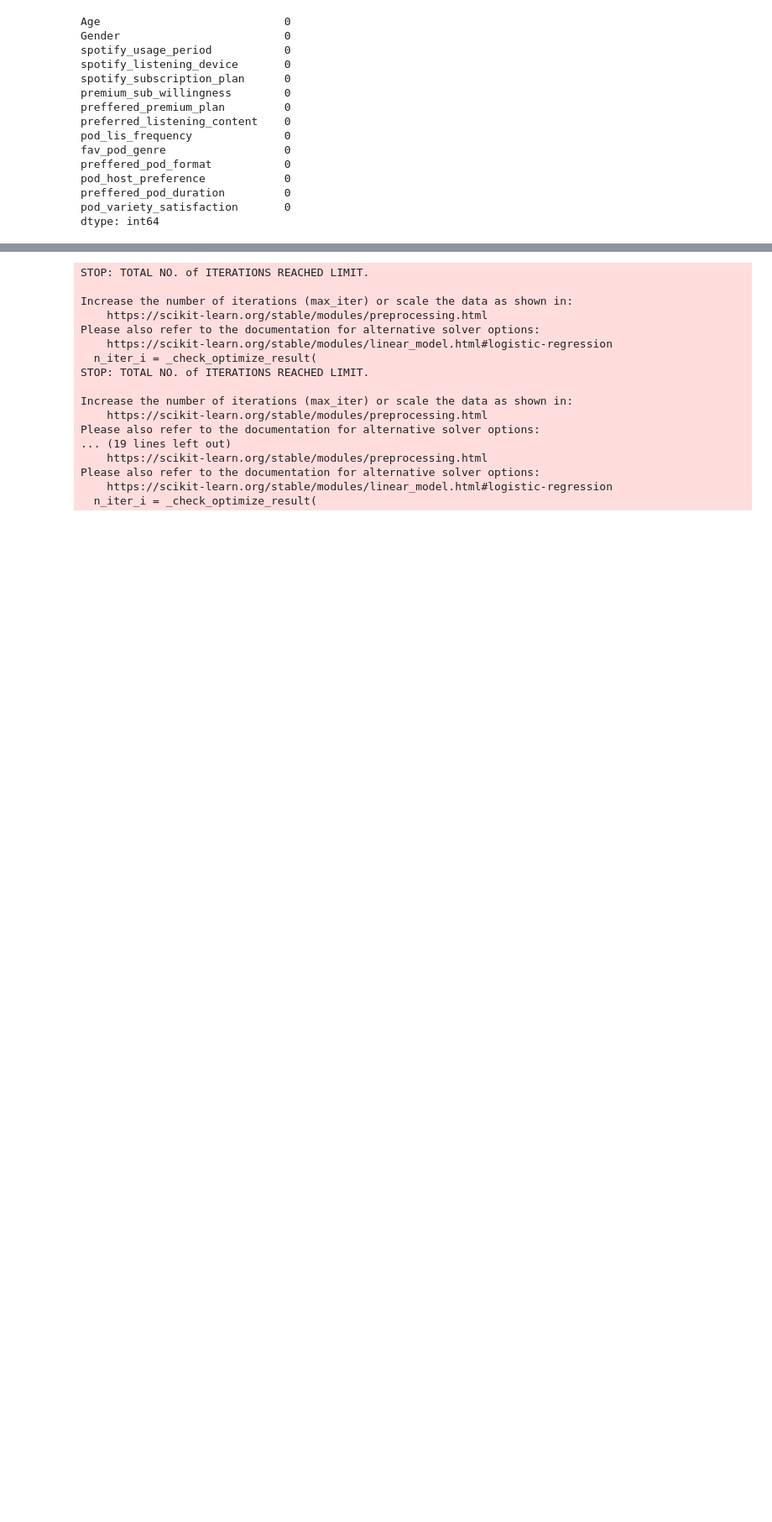
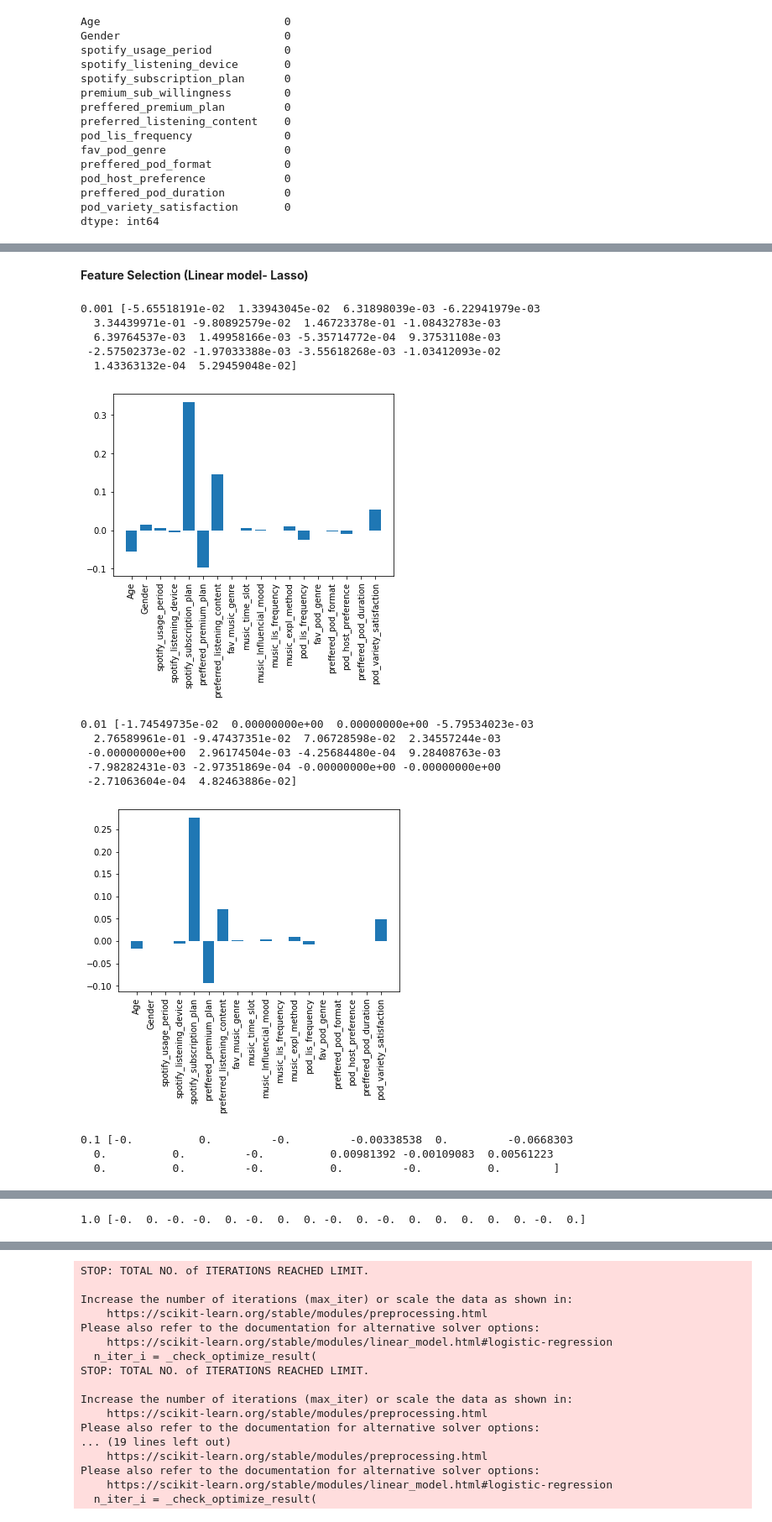
Before and after one commit to yunjiewuw/User_behavior_analysis, a Jupyter notebook: Spotify_User_Classification.ipynb, the cells around one changed output, grey strips where cells are left out. Shown at 84% size. Drawn from its saved outputs; the diff is of its cells as text; code cells hidden in the pictures; blank space fills up the shorter version.

```diff
--- a/Spotify_User_Classification.ipynb
+++ b/Spotify_User_Classification.ipynb
@@ -94,0 +82,11 @@ array([[0., 1., 0., ..., 0., 0., 1.],
+# %%
+category_mask= user_data.dtypes==object
+category_columns = user_data.columns[category_mask].tolist()
+#one hot decoding (label encoder)
+all_user_data_oh=pd.DataFrame()
+label_mappings = {}
+for col in category_columns:
+    le = LabelEncoder()
+    all_user_data_oh[col] = le.fit_transform(user_data[col])
+    label_mappings[col] = dict(zip(le.classes_, range(len(le.classes_))))
+#label_mappings
@@ -94,0 +111,3 @@ array([[0., 1., 0., ..., 0., 0., 1.],
+# %%
+X= all_user_data_oh.drop("premium_sub_willingness", axis=1).values
+y= all_user_data_oh["premium_sub_willingness"].values
@@ -94,0 +116,30 @@ array([[0., 1., 0., ..., 0., 0., 1.],
+# %% [markdown]
+<b> Feature Selection (Linear model- Lasso)
+# %%
+names=all_user_data_oh.drop("premium_sub_willingness", axis=1).columns.tolist()
+# %%
+alphas = [0.001, 0.01, 0.1, 1.0]
+ridge_scores = []
+for alpha in alphas:
+    lasso= Lasso(alpha=alpha)
+    lasso_coef= lasso.fit(X,y).coef_
+    print(alpha, lasso_coef)
+    plt.bar(names, lasso_coef)
+    plt.xticks(rotation=90)
+    plt.show()
+# %% [output]
+0.001 [-5.65518191e-02  1.33943045e-02  6.31898039e-03 -6.22941979e-03
+  3.34439971e-01 -9.80892579e-02  1.46723378e-01 -1.08432783e-03
+  6.39764537e-03  1.49958166e-03 -5.35714772e-04  9.37531108e-03
+ -2.57502373e-02 -1.97033388e-03 -3.55618268e-03 -1.03412093e-02
+  1.43363132e-04  5.29459048e-02]
+[figure, added]
+0.01 [-1.74549735e-02  0.00000000e+00  0.00000000e+00 -5.79534023e-03
+  2.76589961e-01 -9.47437351e-02  7.06728598e-02  2.34557244e-03
+ -0.00000000e+00  2.96174504e-03 -4.25684480e-04  9.28408763e-03
+ -7.98282431e-03 -2.97351869e-04 -0.00000000e+00 -0.00000000e+00
+ -2.71063604e-04  4.82463886e-02]
+[figure, added]
+0.1 [-0.          0.         -0.         -0.00338538  0.         -0.0668303
+  0.          0.         -0.          0.00981392 -0.00109083  0.00561223
+  0.          0.         -0.          0.         -0.          0.        ]
@@ -94,0 +147 @@ array([[0., 1., 0., ..., 0., 0., 1.],
+1.0 [-0.  0. -0. -0.  0. -0.  0.  0. -0.  0. -0.  0.  0.  0.  0.  0. -0.  0.]
```
Also changed, not shown: parts of 58 cells of this notebook.
